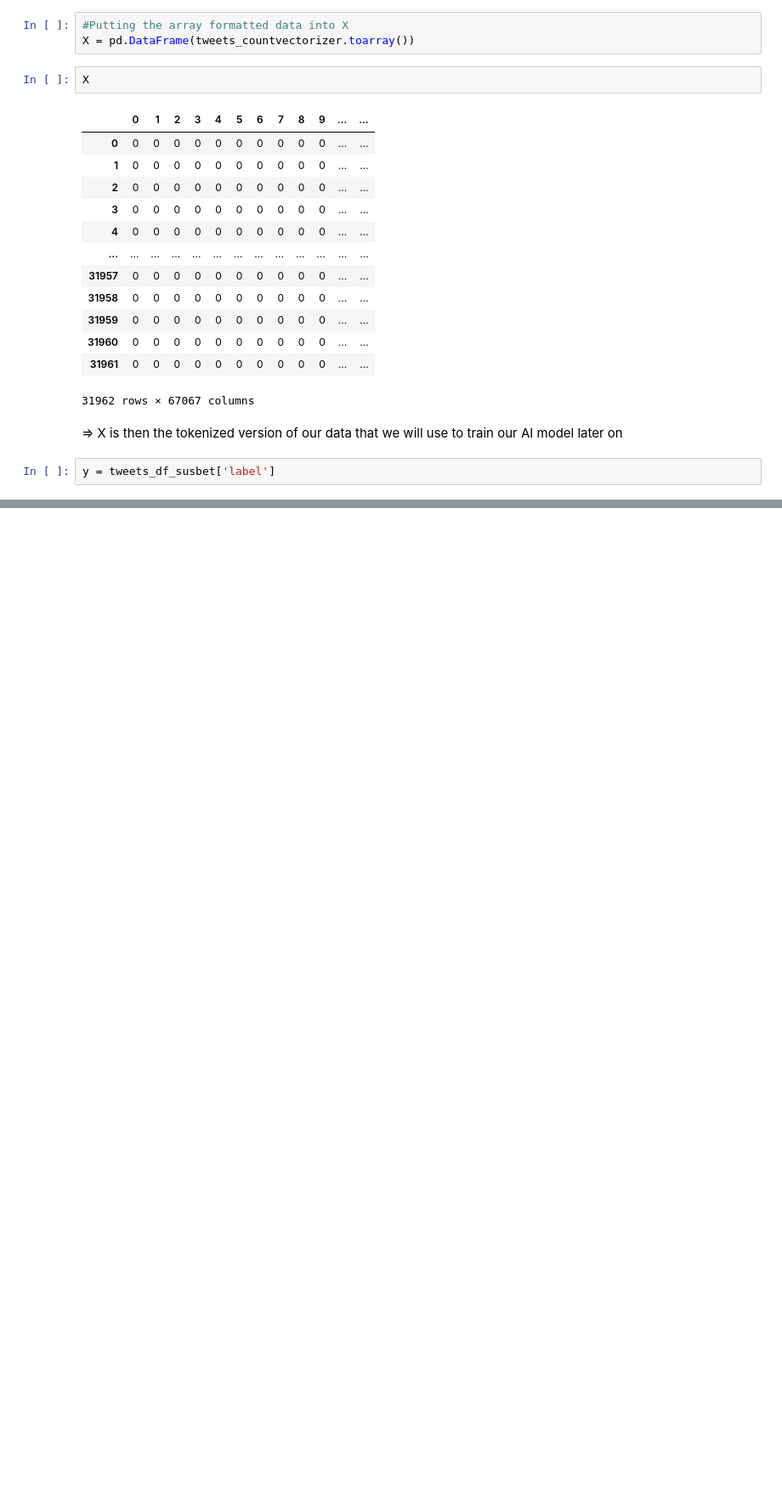
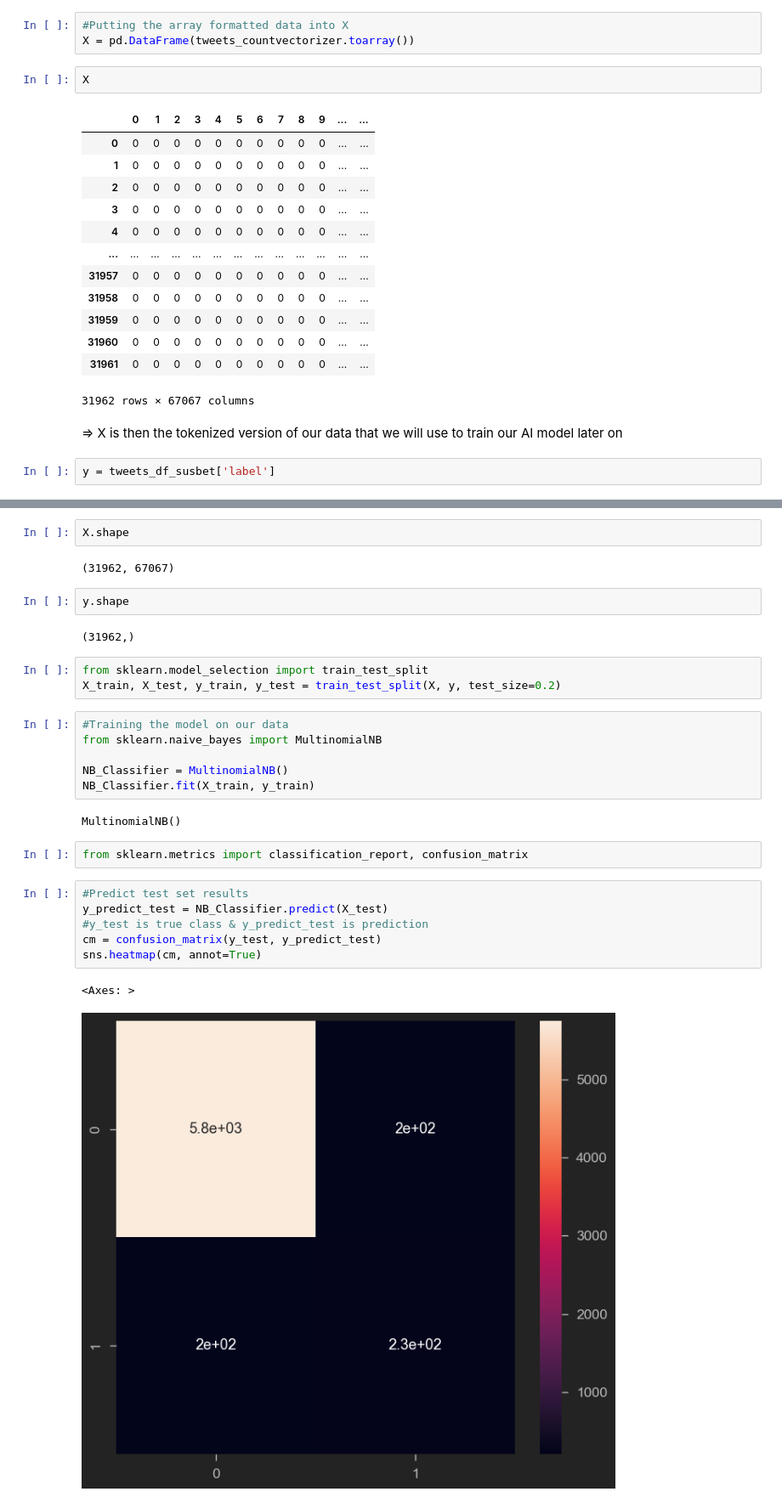
Before and after one commit to Cyrine-afk/NLP---Tweets-Sentiment-Analysis, a Jupyter notebook: Tweets_Sentiment_Analysis.ipynb, the cells around one changed output, grey strips where cells are left out. Shown: that part at 85% size. Saved outputs shown, nothing was run; the diff lists cells and outputs as text; blank space fills up the shorter version.

Commit message:
Training & Testing Model

```diff
--- a/Tweets_Sentiment_Analysis.ipynb
+++ b/Tweets_Sentiment_Analysis.ipynb
@@ -487,0 +490,30 @@ y = tweets_df_susbet['label']
+# %%
+X.shape
+# %% [output]
+(31962, 67067)
+# %%
+y.shape
+# %% [output]
+(31962,)
+# %%
+from sklearn.model_selection import train_test_split
+X_train, X_test, y_train, y_test = train_test_split(X, y, test_size=0.2)
+# %%
+#Training the model on our data
+from sklearn.naive_bayes import MultinomialNB
+
+NB_Classifier = MultinomialNB()
+NB_Classifier.fit(X_train, y_train)
+# %% [output]
+MultinomialNB()
+# %%
+from sklearn.metrics import classification_report, confusion_matrix
+# %%
+#Predict test set results
+y_predict_test = NB_Classifier.predict(X_test)
+#y_test is true class & y_predict_test is prediction
+cm = confusion_matrix(y_test, y_predict_test)
+sns.heatmap(cm, annot=True)
+# %% [output]
+<Axes: >
+[figure, added]
```
Also changed, not shown: parts of 2 cells of this notebook.
